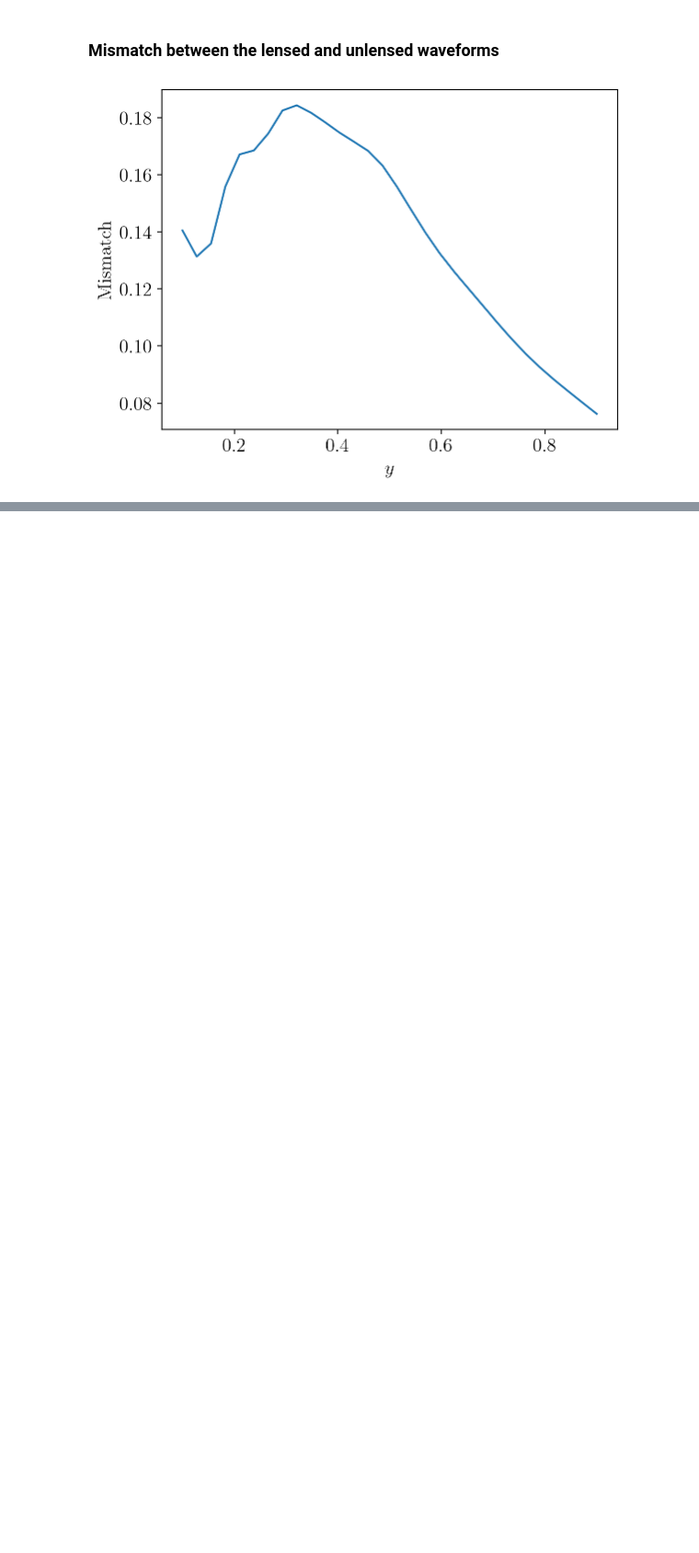
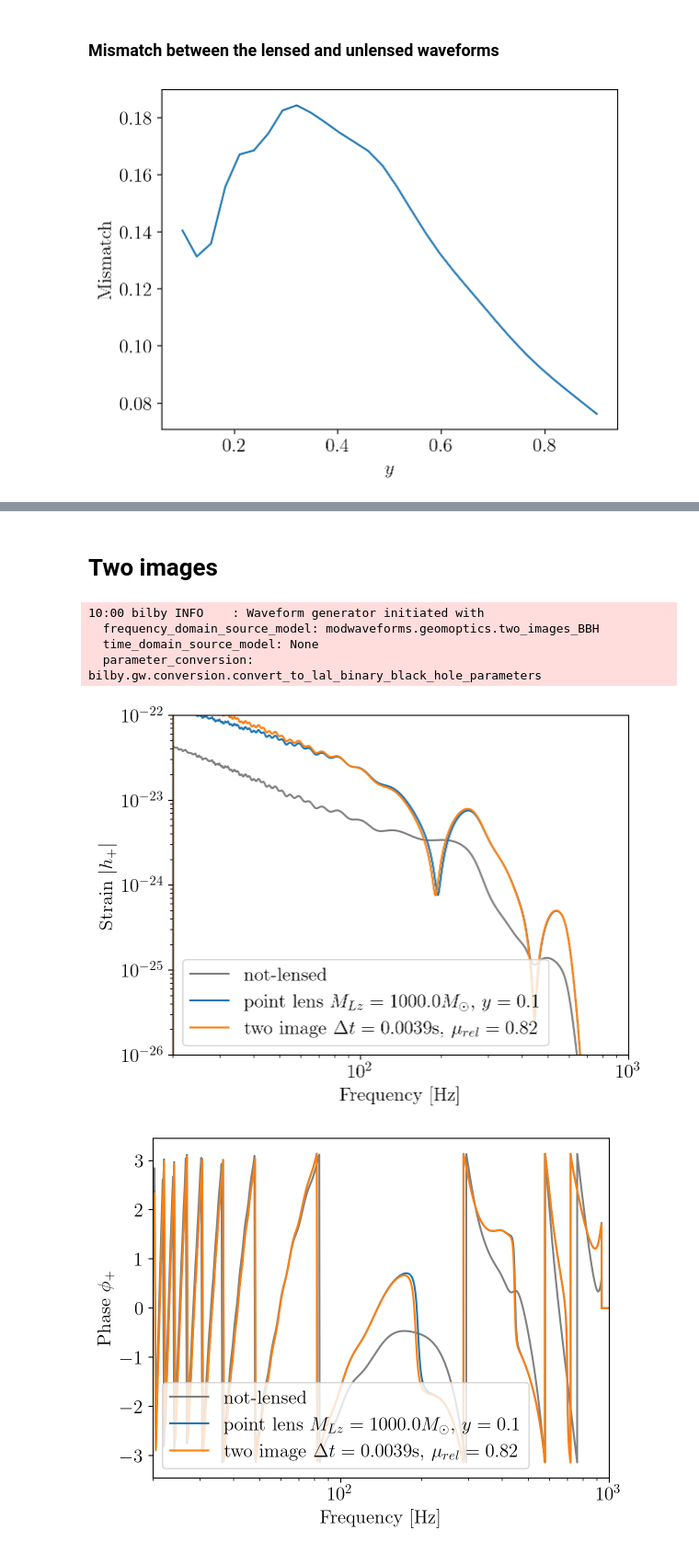
Before and after one commit to ricokaloklo/modwaveforms, a Jupyter notebook: examples/lensed_waveforms.ipynb, the cells around one changed output, grey strips where cells are left out. Shown at 92% size. Saved outputs shown, nothing was run; the diff lists cells and outputs as text; code cells hidden in the pictures; blank space fills up the shorter version.

```diff
--- a/examples/lensed_waveforms.ipynb
+++ b/examples/lensed_waveforms.ipynb
@@ -267,0 +259,52 @@ plt.show()
+# %% [markdown]
+# Two images
+# %%
+mu_rel_pm = pm.mu_rel(binary_parameters_pointlens['y'])
+mu_plus_pm = pm.mu_plus(binary_parameters_pointlens['y'])
+t_plus_pm = pm.t_delay_geom_plus(binary_parameters_pointlens['y'])* pm.t_ref(binary_parameters_pointlens['ML'])
+Delta_t_pm = pm.Delta_t(binary_parameters_pointlens['ML'],binary_parameters_pointlens['y'])
+
+binary_parameters_two_image = binary_parameters.copy()
+binary_parameters_two_image['mu_rel'] = mu_rel_pm
+binary_parameters_two_image['Delta_t'] = Delta_t_pm
+binary_parameters_two_image['Delta_phase'] = np.pi/2
+# %%
+waveform_generator_two_image = bilby.gw.WaveformGenerator(
+        duration = duration,
+        sampling_frequency = sampling_frequency,
+        frequency_domain_source_model = geomoptics.two_images_BBH,
+        parameter_conversion = bilby.gw.conversion.convert_to_lal_binary_black_hole_parameters,
+        waveform_arguments = waveform_arguments,
+    )
+# %% [output]
+10:00 bilby INFO    : Waveform generator initiated with
+  frequency_domain_source_model: modwaveforms.geomoptics.two_images_BBH
+  time_domain_source_model: None
+  parameter_conversion: bilby.gw.conversion.convert_to_lal_binary_black_hole_parameters
+# %%
+h_two_image = waveform_generator_two_image.frequency_domain_strain(binary_parameters_two_image)
+hp_two_image = np.sqrt(mu_plus_pm) * h_two_image['plus']
+hx_two_image = h_two_image['cross']
+# %%
+plt.plot(fs,abs(hp_gr),'gray',label=r'not-lensed')
+plt.loglog(fs,abs(hp_pointlens),label=r'point lens $M_{Lz}=%s M_\odot$, $y=%s$'%(binary_parameters_pointlens['ML'],binary_parameters_pointlens['y']))
+plt.loglog(fs,abs(hp_two_image),label=r'two image $\Delta t=%s$s, $\mu_{rel}=%s$'%(np.round(binary_parameters_two_image['Delta_t'],4),np.round(binary_parameters_two_image['mu_rel'],2)))
+plt.xlabel(r'Frequency [Hz]')
+plt.ylabel(r'Strain $|h_+|$')
+plt.xlim([20,1e3])
+plt.ylim([1e-26,1e-22])
+plt.legend()
+plt.show()
+
+#Plot phase of the waveform
+plt.semilogx(fs,np.angle(hp_gr),'gray',label=r'not-lensed')
+plt.semilogx(fs,np.angle(hp_pointlens),label=r'point lens $M_{Lz}=%s M_\odot$, $y=%s$'%(binary_parameters_pointlens['ML'],binary_parameters_pointlens['y']))
+plt.semilogx(fs,np.angle(hp_two_image),label=r'two image $\Delta t=%s$s, $\mu_{rel}=%s$'%(np.round(binary_parameters_two_image['Delta_t'],4),np.round(binary_parameters_two_image['mu_rel'],2)))
+plt.xlabel(r'Frequency [Hz]')
+plt.ylabel(r'Phase $\phi_+$')
+plt.xlim([20,1e3])
+plt.legend()
+plt.show()
+# %% [output]
+[figure, added]
+[figure, added]
```
Also changed, not shown: parts of 10 cells of this notebook.
